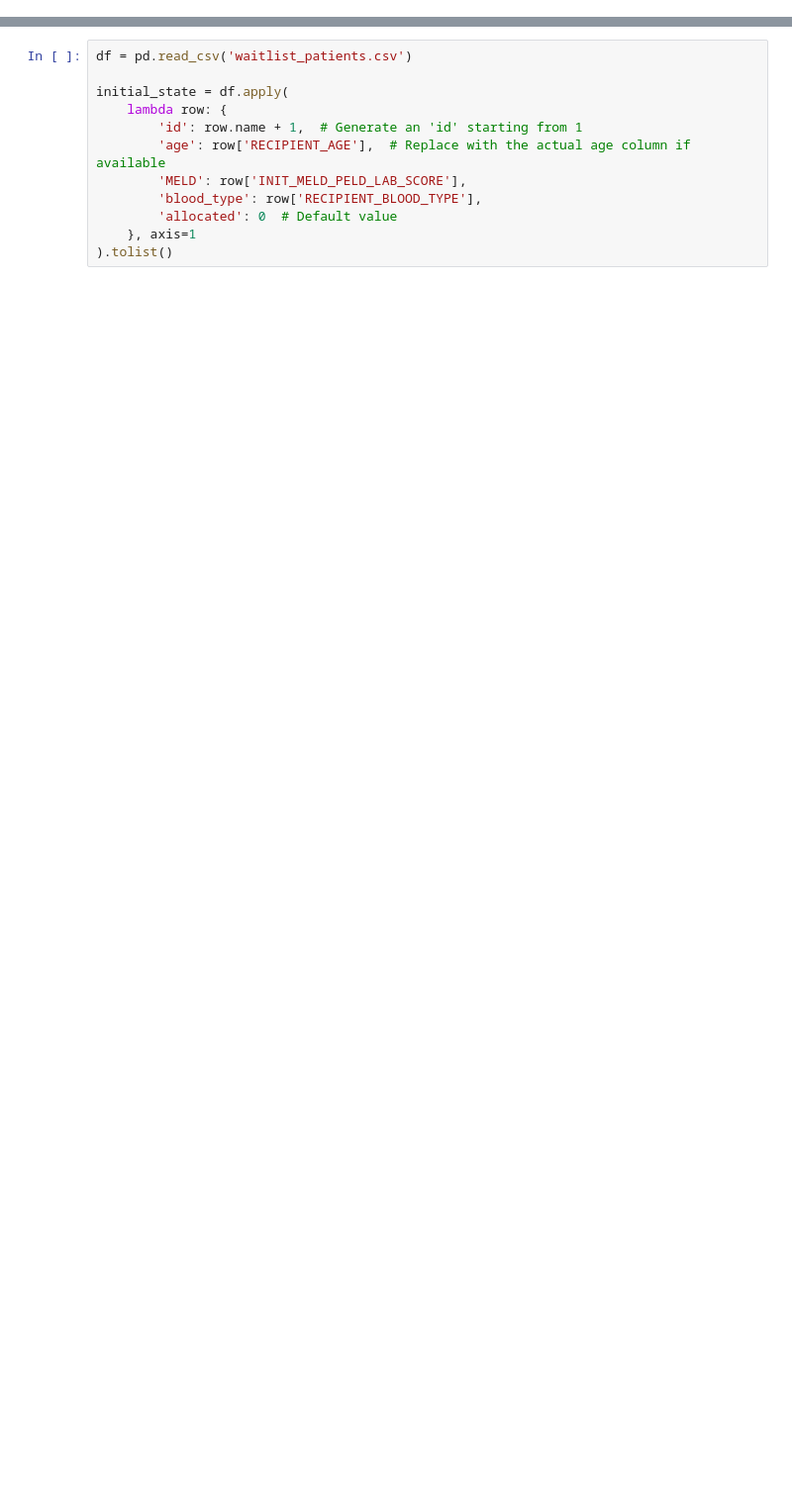
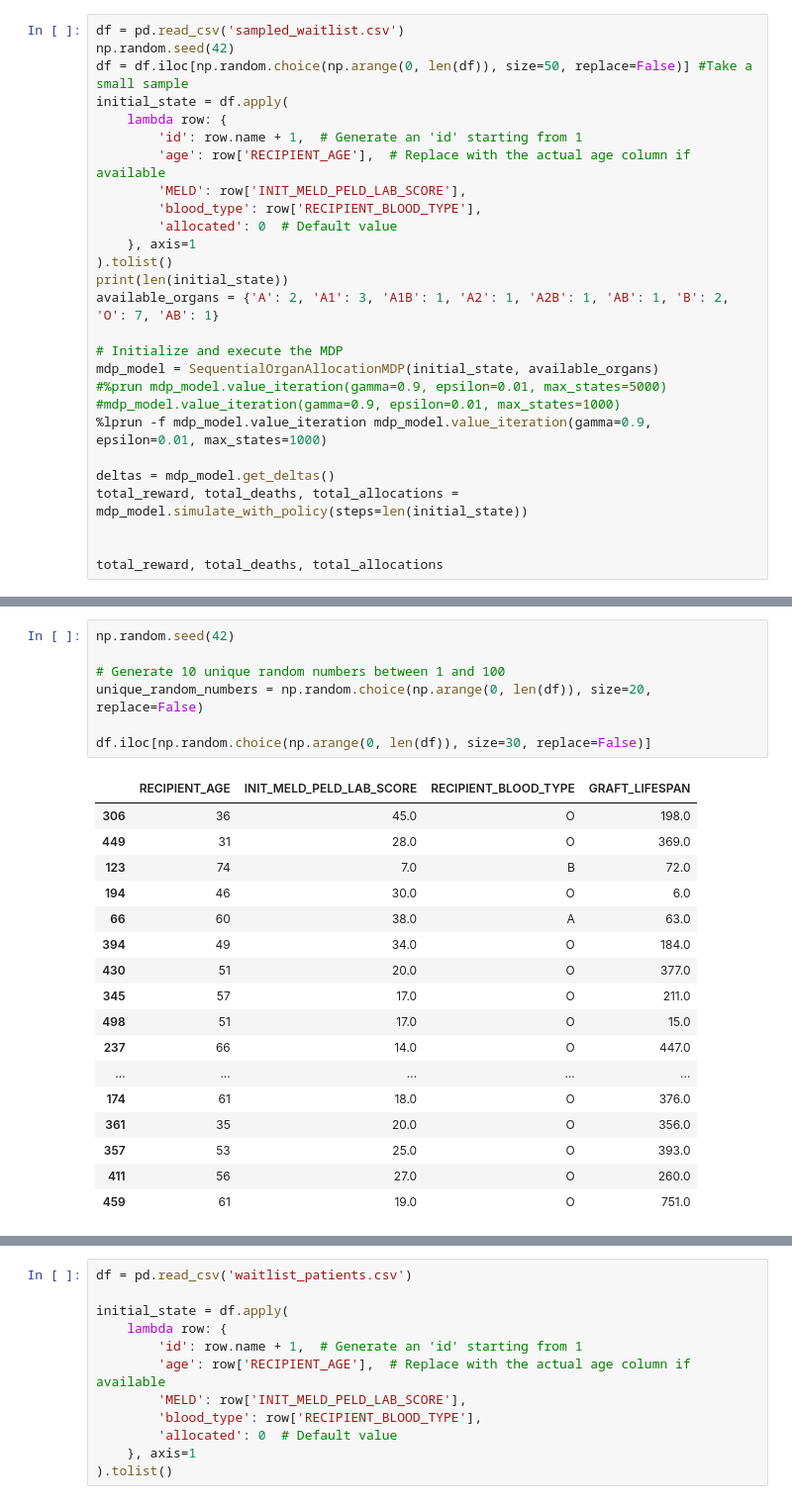
Before and after one commit to justinebreuch/organ-allocation, a Jupyter notebook: Organ Allocation Model.ipynb, the cells around one changed output, grey strips where cells are left out. Shown at 99% size. Cells and saved outputs as stored; diff of their text form; blank space fills up the shorter version.

```diff
--- a/Organ Allocation Model.ipynb
+++ b/Organ Allocation Model.ipynb
@@ -311,0 +377,27 @@ Name: count, dtype: int64
+# %%
+df = pd.read_csv('sampled_waitlist.csv')
+np.random.seed(42)
+df = df.iloc[np.random.choice(np.arange(0, len(df)), size=50, replace=False)] #Take a small sample
+initial_state = df.apply(
+    lambda row: {
+        'id': row.name + 1,  # Generate an 'id' starting from 1
+        'age': row['RECIPIENT_AGE'],  # Replace with the actual age column if available
+        'MELD': row['INIT_MELD_PELD_LAB_SCORE'],
+        'blood_type': row['RECIPIENT_BLOOD_TYPE'],
+        'allocated': 0  # Default value
+    }, axis=1
+).tolist()
+print(len(initial_state))
+available_organs = {'A': 2, 'A1': 3, 'A1B': 1, 'A2': 1, 'A2B': 1, 'AB': 1, 'B': 2, 'O': 7, 'AB': 1}
+
+# Initialize and execute the MDP
+mdp_model = SequentialOrganAllocationMDP(initial_state, available_organs)
+#%prun mdp_model.value_iteration(gamma=0.9, epsilon=0.01, max_states=5000)
+#mdp_model.value_iteration(gamma=0.9, epsilon=0.01, max_states=1000)
+%lprun -f mdp_model.value_iteration mdp_model.value_iteration(gamma=0.9, epsilon=0.01, max_states=1000)
+
+deltas = mdp_model.get_deltas()
+total_reward, total_deaths, total_allocations = mdp_model.simulate_with_policy(steps=len(initial_state))
+
+
+total_reward, total_deaths, total_allocations
@@ -311,0 +463,25 @@ Name: count, dtype: int64
+# %%
+np.random.seed(42)
+
+# Generate 10 unique random numbers between 1 and 100
+unique_random_numbers = np.random.choice(np.arange(0, len(df)), size=20, replace=False)
+
+df.iloc[np.random.choice(np.arange(0, len(df)), size=30, replace=False)]
+# %% [output]
+|  | RECIPIENT_AGE | INIT_MELD_PELD_LAB_SCORE | RECIPIENT_BLOOD_TYPE | GRAFT_LIFESPAN |
+| 306 | 36 | 45.0 | O | 198.0 |
+| 449 | 31 | 28.0 | O | 369.0 |
+| 123 | 74 | 7.0 | B | 72.0 |
+| 194 | 46 | 30.0 | O | 6.0 |
+| 66 | 60 | 38.0 | A | 63.0 |
+| 394 | 49 | 34.0 | O | 184.0 |
+| 430 | 51 | 20.0 | O | 377.0 |
+| 345 | 57 | 17.0 | O | 211.0 |
+| 498 | 51 | 17.0 | O | 15.0 |
+| 237 | 66 | 14.0 | O | 447.0 |
+| ... | ... | ... | ... | ... |
+| 174 | 61 | 18.0 | O | 376.0 |
+| 361 | 35 | 20.0 | O | 356.0 |
+| 357 | 53 | 25.0 | O | 393.0 |
+| 411 | 56 | 27.0 | O | 260.0 |
+| 459 | 61 | 19.0 | O | 751.0 |
```
Also changed, not shown: parts of 24 cells of this notebook.
